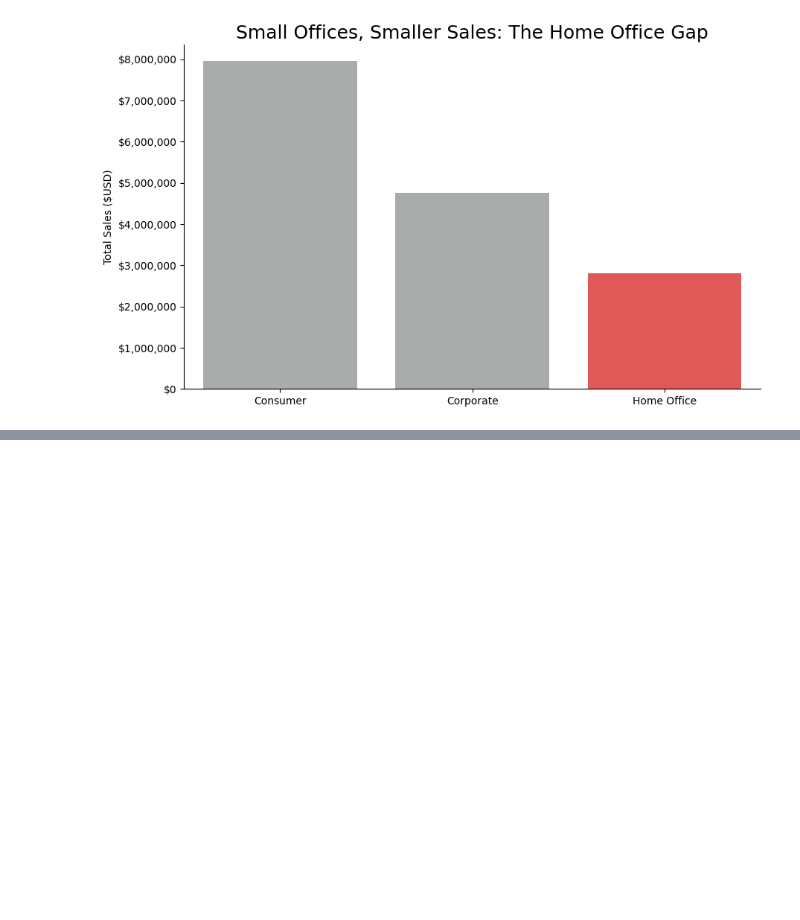
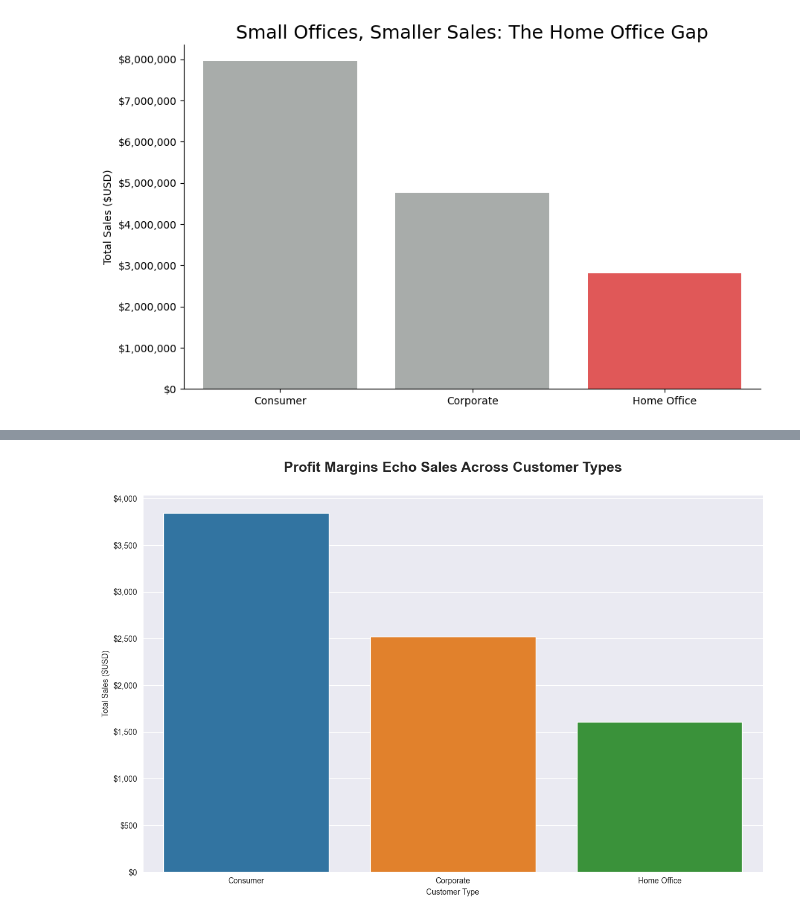
Before and after one commit to miramontron/DA_M3_W4_Workflow, a Jupyter notebook: notebooks/superstore_sales_workflow.ipynb, the cells around one changed output, grey strips where cells are left out. Saved outputs shown, nothing was run; the diff lists cells and outputs as text; code cells hidden in the pictures; blank space fills up the shorter version.

```diff
--- a/notebooks/superstore_sales_workflow.ipynb
+++ b/notebooks/superstore_sales_workflow.ipynb
@@ -403,0 +422,29 @@ plt.show()
+# %%
+plt.figure(figsize=(12,8))
+
+df = result3
+x =df['subcategory']
+# x = result3['subcategory']
+
+# plt.plot(x, df[df['subcategory']], linewidth=3, alpha=0.9 )
+
+# plt.tight_layout()
+# plt.show()
+
+# Copiers	55617.82
+# 1	Technology	Accessories	48359.05
+# 2	Technology	Phones	46936.19
+# 3	Office Supplies	Paper	36994.53
+# 4	Office Supplies	Binders	30373.20
+# 5	Furniture	Chairs	26707.65
+# 6	Office Supplies	Storage	21408.70
+# 7	Office Supplies	Appliances	18514.49
+# 8	Furniture	Furnishings	14569.59
+# 9	Office Supplies	Envelopes	6964.18
+# 10	Office Supplies	Art	6551.56
+# 11	Office Supplies	Labels	5546.25
+# 12	Technology	Machines	2502.64
+# 13	Office Supplies	Fasteners	949.52
+# 14	Office Supplies	Supplies	-1189.10
+# 15	Furniture	Bookcases	-3452.87
+# 16	Furniture	Tables
@@ -409,0 +475,18 @@ plt.show()
+# %%
+plt.figure(figsize=(12,8))
+sns.set_style('darkgrid')
+
+sns.barplot(data=result10, x=result10['customer_type'], y=result10['profit_margin'], hue=result10['customer_type'])
+
+ax = plt.gca()
+ax.yaxis.set_major_formatter(mticker.FuncFormatter(lambda x, _: f'${x:,.0f}' ))
+
+plt.xlabel('Customer Type')
+plt.ylabel('Total Sales ($USD)')
+plt.title('Profit Margins Echo Sales Across Customer Types', fontsize = 18, fontweight='bold', pad=30)
+
+sns.despine()
+plt.tight_layout()
+plt.show()
+# %% [output]
+[figure, added]
```
Also changed, not shown: parts of 6 cells of this notebook.
